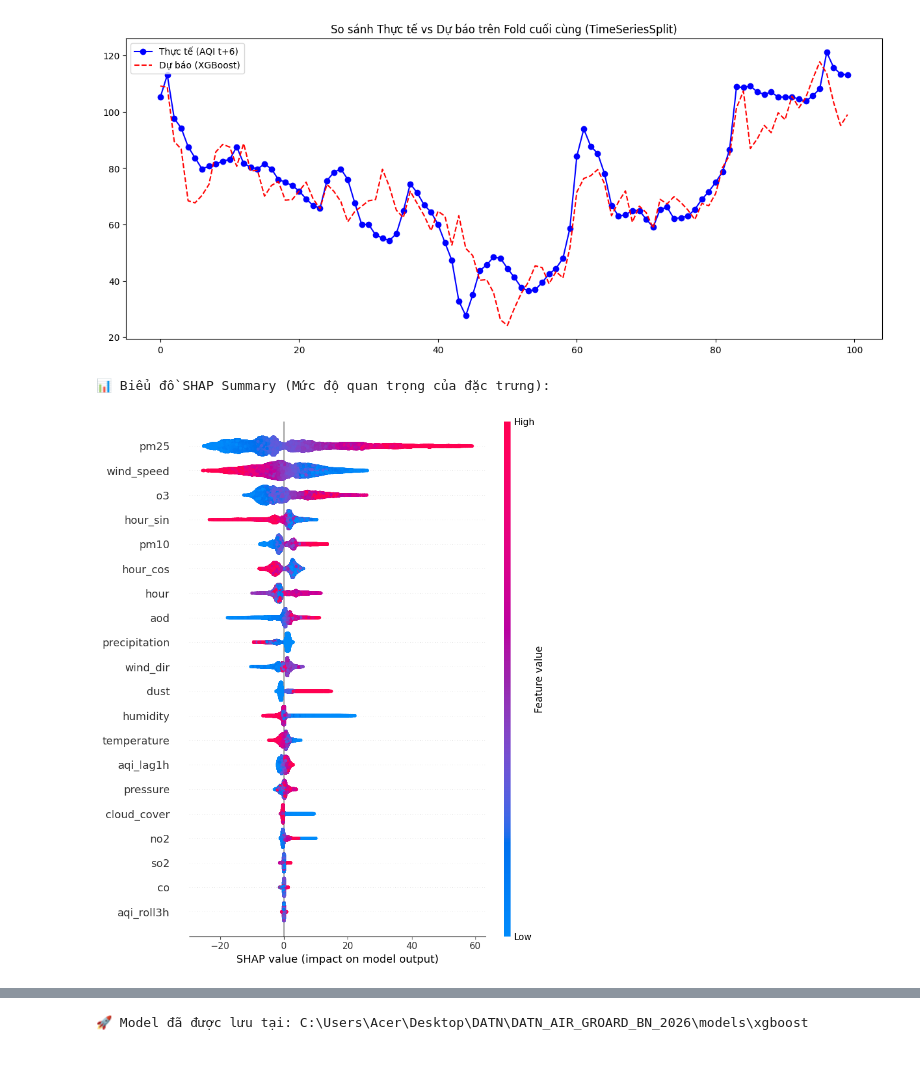
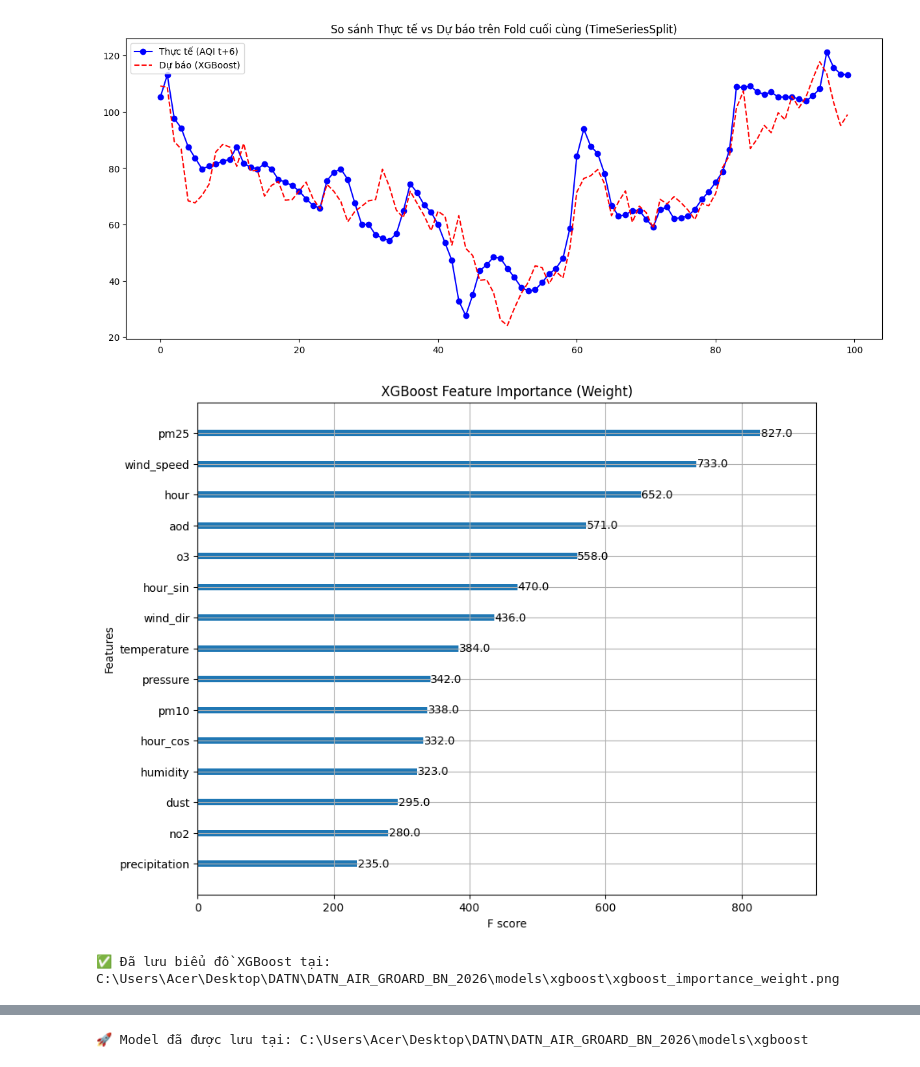
Before and after one commit to PhamQuyNam/DATN_AIR_GROARD_BN_2026, a Jupyter notebook: ml_training/notebooks/02_xgboost.ipynb, the cells around one changed output, grey strips where cells are left out. Drawn from its saved outputs; the diff is of its cells as text; code cells hidden in the pictures.

```diff
--- a/ml_training/notebooks/02_xgboost.ipynb
+++ b/ml_training/notebooks/02_xgboost.ipynb
@@ -180,16 +184,20 @@ R2 Score: 0.8672
 ========================================
 [figure]
 # %%
-# Tính toán giá trị SHAP cho tập Test
-explainer = shap.TreeExplainer(model)
-shap_values = explainer.shap_values(X_test)
+# Trực quan hóa Feature Importance của XGBoost
+fig, ax = plt.subplots(figsize=(10, 8))
+xgb.plot_importance(model, max_num_features=15, importance_type='weight', ax=ax)
+plt.title("XGBoost Feature Importance (Weight)")
 
-# Vẽ biểu đồ Summary Plot để xem các Features nào ảnh hưởng nhất đến AQI 6h tới
-print("📊 Biểu đồ SHAP Summary (Mức độ quan trọng của đặc trưng):")
-shap.summary_plot(shap_values, X_test)
+# Lưu hình ảnh vào folder
+img_path_xgb = os.path.join(SAVE_PATH, "xgboost_importance_weight.png")
+plt.savefig(img_path_xgb, bbox_inches='tight', dpi=300)
+plt.show()
+
+print(f"✅ Đã lưu biểu đồ XGBoost tại: {img_path_xgb}")
 # %% [output]
+[figure, new version]
-📊 Biểu đồ SHAP Summary (Mức độ quan trọng của đặc trưng):
+✅ Đã lưu biểu đồ XGBoost tại: C:\Users\Acer\Desktop\DATN\DATN_AIR_GROARD_BN_2026\models\xgboost\xgboost_importance_weight.png
-[figure, old version]
 # %%
 # Chọn 1 dòng ngẫu nhiên trong tập Test để giải thích
 sample_idx = 10
```
Also changed, not shown: parts of 5 cells of this notebook.
